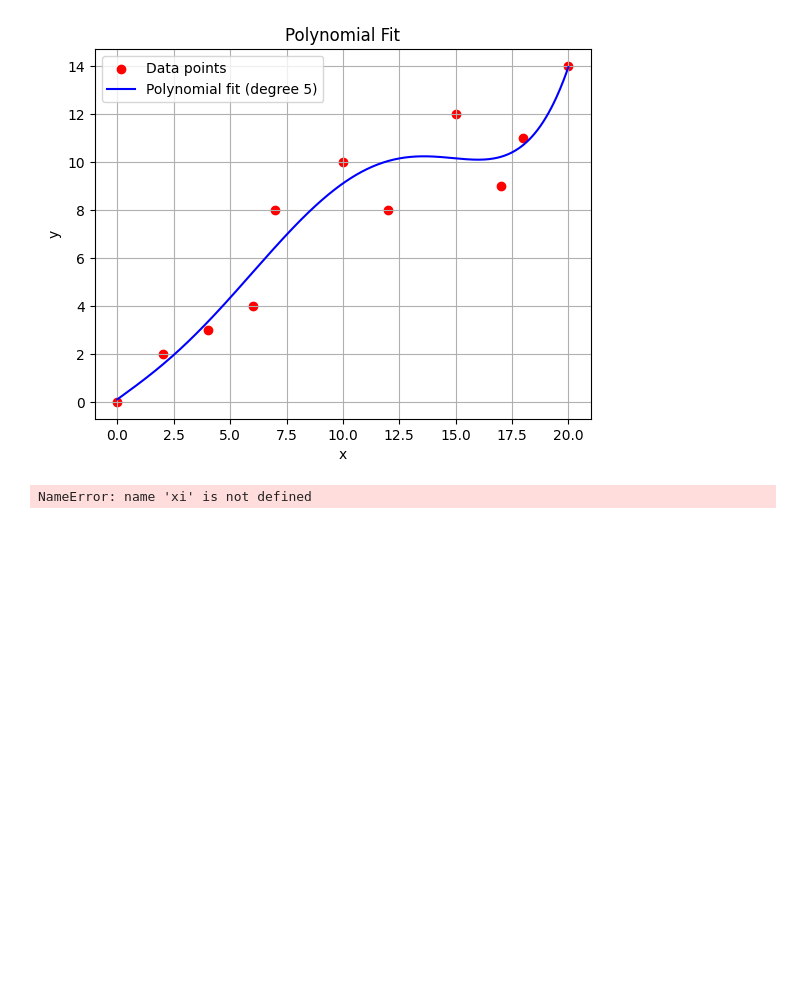
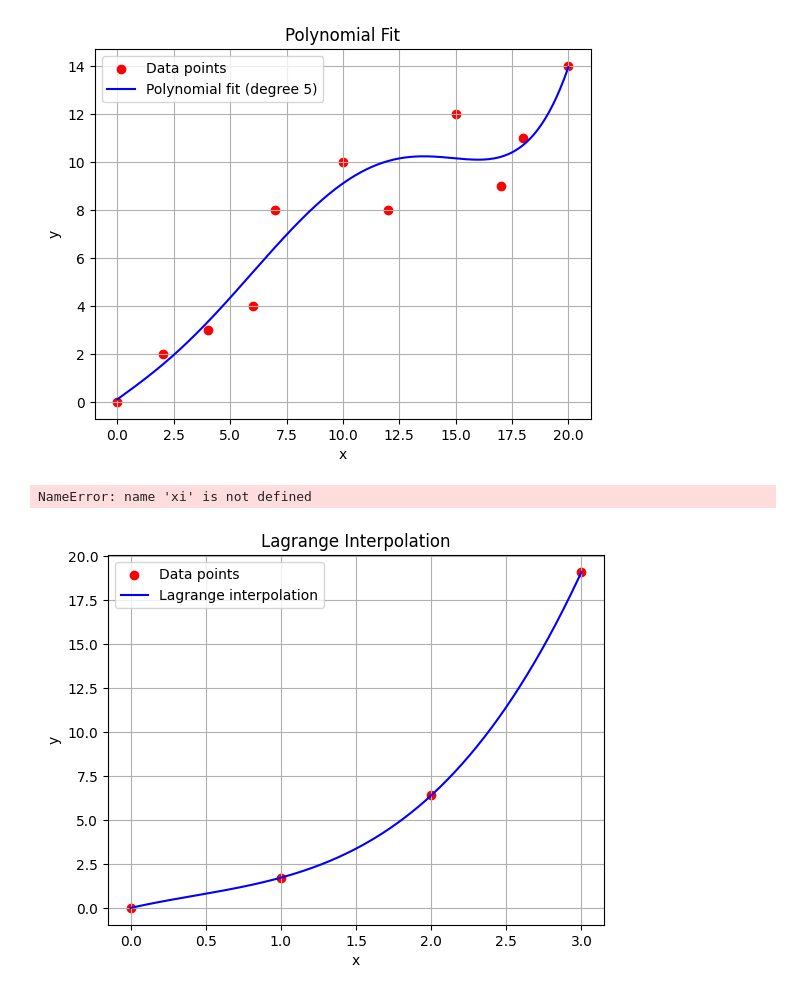
Before and after one commit to gunjanak/Django_For_Numerical_Methods, a Jupyter notebook: Interpolation/test.ipynb, the cells around one changed output. Saved outputs shown, nothing was run; the diff lists cells and outputs as text; code cells hidden in the pictures; blank space fills up the shorter version.

Commit message:
few interpolations done

```diff
--- a/Interpolation/test.ipynb
+++ b/Interpolation/test.ipynb
@@ -151,3 +151,39 @@ plt.grid(True)
 plt.show()
 # %% [output]
 NameError: name 'xi' is not defined
+# %%
+import numpy as np
+import matplotlib.pyplot as plt
+
+# Given data points
+x = [0,1,2,3]
+y = [0,1.7183,6.3891,19.0855]
+
+# Function to perform Lagrange interpolation
+def lagrange_interpolation(x_points, y_points, x_val):
+    n = len(x_points)
+    result = 0
+    for i in range(n):
+        term = y_points[i]
+        for j in range(n):
+            if i != j:
+                term *= (x_val - x_points[j]) / (x_points[i] - x_points[j])
+        result += term
+    return result
+
+# Generate interpolated values
+x_fit = np.linspace(min(x), max(x), 500)
+y_fit = [lagrange_interpolation(x, y, xi) for xi in x_fit]
+
+
+# Plot the original data and the interpolation
+plt.scatter(x, y, color='red', label='Data points')
+plt.plot(x_fit, y_fit, color='blue', label='Lagrange interpolation')
+plt.legend()
+plt.xlabel('x')
+plt.ylabel('y')
+plt.title('Lagrange Interpolation')
+plt.grid(True)
+plt.show()
+# %% [output]
+[figure, added]
```
Also changed, not shown: 4 other files.
